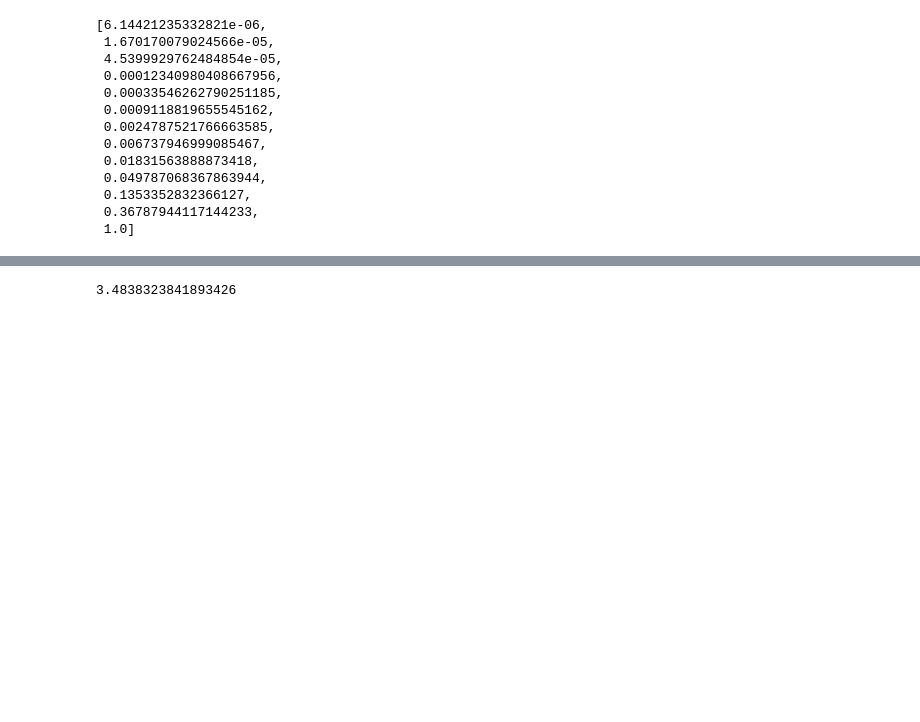
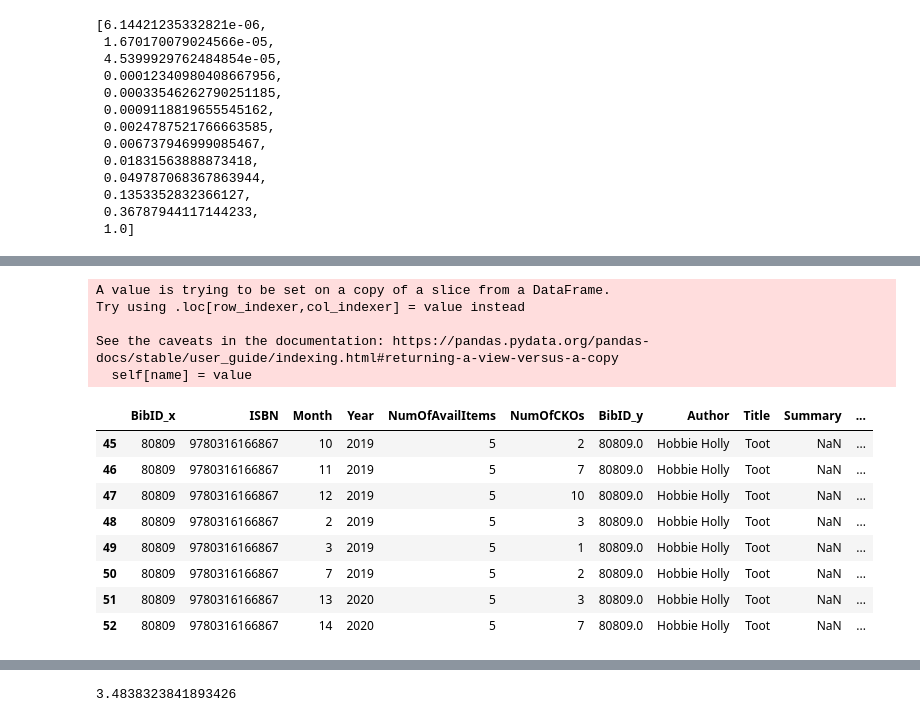
Before and after one commit to kennie98/AI-book-recommendation-system, a Jupyter notebook: data-processing/BorrowingData/popularity_prediction.ipynb, the cells around one changed output, grey strips where cells are left out. Cells and saved outputs as stored; diff of their text form; code cells hidden in the pictures; blank space fills up the shorter version.

```diff
--- a/data-processing/BorrowingData/popularity_prediction.ipynb
+++ b/data-processing/BorrowingData/popularity_prediction.ipynb
@@ -48,0 +62,20 @@ w_vector
+# %%
+one_book.Month = one_book.apply(month_transform, axis=1)
+# %% [output]
+A value is trying to be set on a copy of a slice from a DataFrame.
+Try using .loc[row_indexer,col_indexer] = value instead
+
+See the caveats in the documentation: https://pandas.pydata.org/pandas-docs/stable/user_guide/indexing.html#returning-a-view-versus-a-copy
+  self[name] = value
+# %%
+one_book
+# %% [output]
+|  | BibID_x | ISBN | Month | Year | NumOfAvailItems | NumOfCKOs | BibID_y | Author | Title | Summary | ... |
+| 45 | 80809 | 9780316166867 | 10 | 2019 | 5 | 2 | 80809.0 | Hobbie Holly | Toot | NaN | ... |
+| 46 | 80809 | 9780316166867 | 11 | 2019 | 5 | 7 | 80809.0 | Hobbie Holly | Toot | NaN | ... |
+| 47 | 80809 | 9780316166867 | 12 | 2019 | 5 | 10 | 80809.0 | Hobbie Holly | Toot | NaN | ... |
+| 48 | 80809 | 9780316166867 | 2 | 2019 | 5 | 3 | 80809.0 | Hobbie Holly | Toot | NaN | ... |
+| 49 | 80809 | 9780316166867 | 3 | 2019 | 5 | 1 | 80809.0 | Hobbie Holly | Toot | NaN | ... |
+| 50 | 80809 | 9780316166867 | 7 | 2019 | 5 | 2 | 80809.0 | Hobbie Holly | Toot | NaN | ... |
+| 51 | 80809 | 9780316166867 | 13 | 2020 | 5 | 3 | 80809.0 | Hobbie Holly | Toot | NaN | ... |
+| 52 | 80809 | 9780316166867 | 14 | 2020 | 5 | 7 | 80809.0 | Hobbie Holly | Toot | NaN | ... |
```
Also changed, not shown: parts of 11 cells of this notebook.
